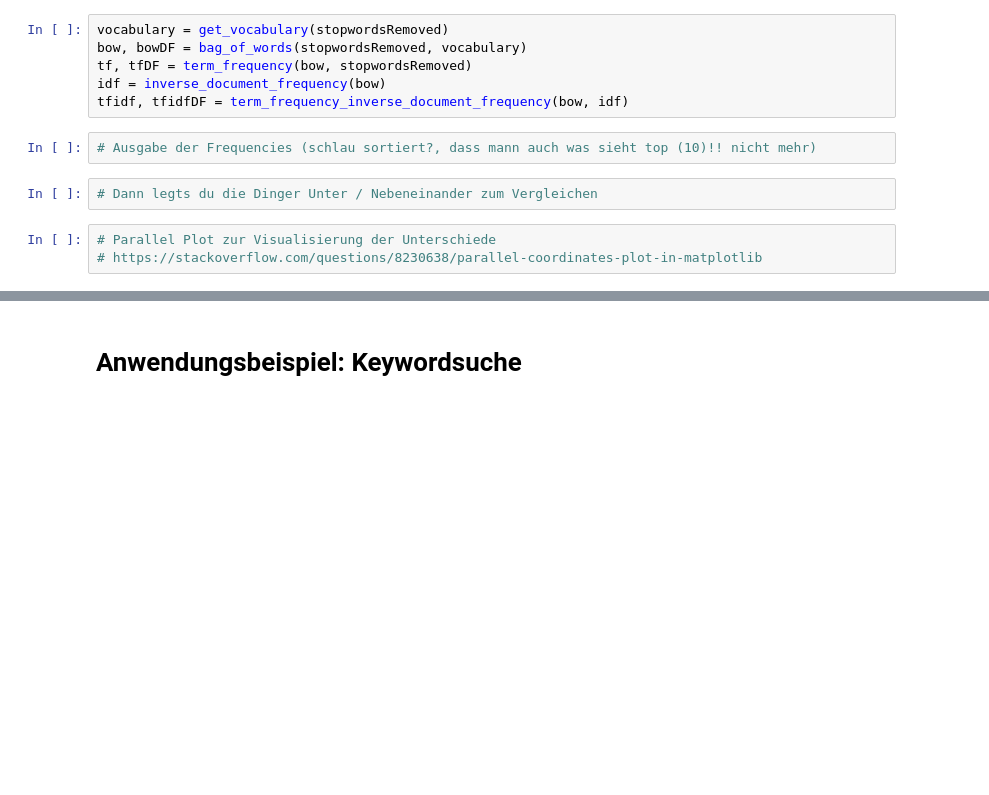
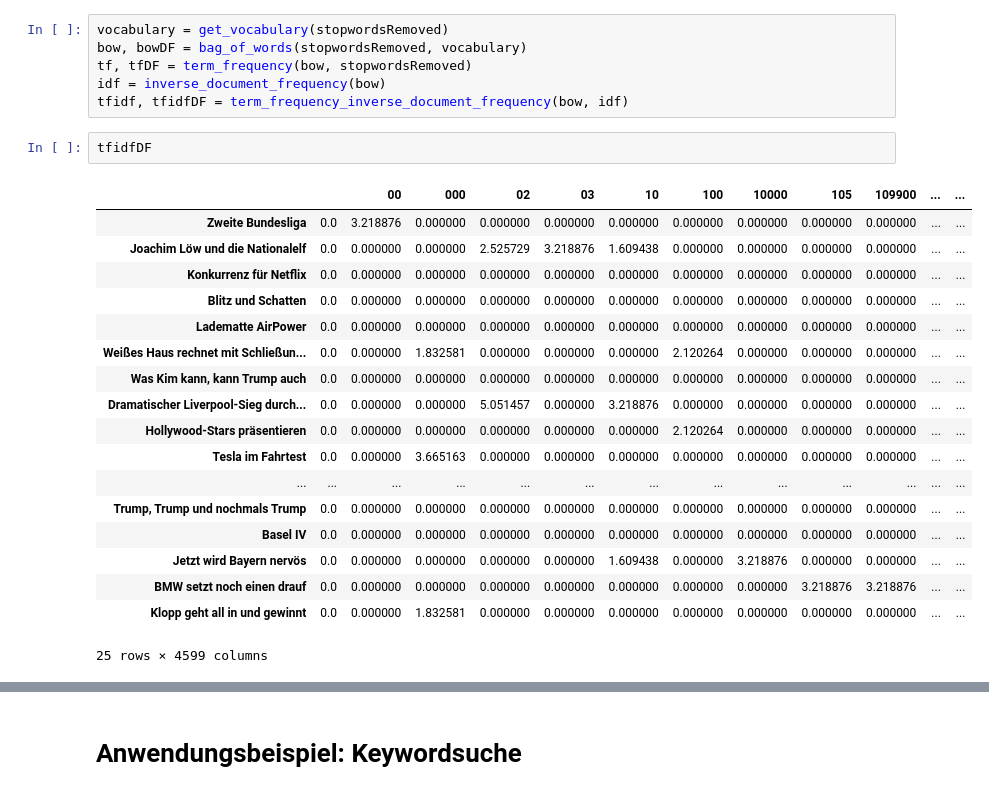
Before and after one commit to stephanaccantec/TDWI, a Jupyter notebook: TDWI/NLP_from_Scratch.ipynb, the cells around one changed output, grey strips where cells are left out. Drawn from its saved outputs; the diff is of its cells as text; blank space fills up the shorter version.

```diff
--- a/TDWI/NLP_from_Scratch.ipynb
+++ b/TDWI/NLP_from_Scratch.ipynb
@@ -541,10 +587,24 @@ bow, bowDF = bag_of_words(stopwordsRemoved, vocabulary)
 tf, tfDF = term_frequency(bow, stopwordsRemoved)
 idf = inverse_document_frequency(bow)
 tfidf, tfidfDF = term_frequency_inverse_document_frequency(bow, idf)
-# %%
-# Ausgabe der Frequencies (schlau sortiert?, dass mann auch was sieht top (10)!! nicht mehr)
-# %%
-# Dann legts du die Dinger Unter / Nebeneinander zum Vergleichen
-# %%
-# Parallel Plot zur Visualisierung der Unterschiede
-# https://stackoverflow.com/questions/8230638/parallel-coordinates-plot-in-matplotlib
+# %%
+tfidfDF
+# %% [output]
+|  |  | 00 | 000 | 02 | 03 | 10 | 100 | 10000 | 105 | 109900 | ... | ... |
+| Zweite Bundesliga | 0.0 | 3.218876 | 0.000000 | 0.000000 | 0.000000 | 0.000000 | 0.000000 | 0.000000 | 0.000000 | 0.000000 | ... | ... |
+| Joachim Löw und die Nationalelf | 0.0 | 0.000000 | 0.000000 | 2.525729 | 3.218876 | 1.609438 | 0.000000 | 0.000000 | 0.000000 | 0.000000 | ... | ... |
+| Konkurrenz für Netflix | 0.0 | 0.000000 | 0.000000 | 0.000000 | 0.000000 | 0.000000 | 0.000000 | 0.000000 | 0.000000 | 0.000000 | ... | ... |
+| Blitz und Schatten | 0.0 | 0.000000 | 0.000000 | 0.000000 | 0.000000 | 0.000000 | 0.000000 | 0.000000 | 0.000000 | 0.000000 | ... | ... |
+| Ladematte AirPower | 0.0 | 0.000000 | 0.000000 | 0.000000 | 0.000000 | 0.000000 | 0.000000 | 0.000000 | 0.000000 | 0.000000 | ... | ... |
+| Weißes Haus rechnet mit Schließun... | 0.0 | 0.000000 | 1.832581 | 0.000000 | 0.000000 | 0.000000 | 2.120264 | 0.000000 | 0.000000 | 0.000000 | ... | ... |
+| Was Kim kann, kann Trump auch | 0.0 | 0.000000 | 0.000000 | 0.000000 | 0.000000 | 0.000000 | 0.000000 | 0.000000 | 0.000000 | 0.000000 | ... | ... |
+| Dramatischer Liverpool-Sieg durch... | 0.0 | 0.000000 | 0.000000 | 5.051457 | 0.000000 | 3.218876 | 0.000000 | 0.000000 | 0.000000 | 0.000000 | ... | ... |
+| Hollywood-Stars präsentieren | 0.0 | 0.000000 | 0.000000 | 0.000000 | 0.000000 | 0.000000 | 2.120264 | 0.000000 | 0.000000 | 0.000000 | ... | ... |
+| Tesla im Fahrtest | 0.0 | 0.000000 | 3.665163 | 0.000000 | 0.000000 | 0.000000 | 0.000000 | 0.000000 | 0.000000 | 0.000000 | ... | ... |
+| ... | ... | ... | ... | ... | ... | ... | ... | ... | ... | ... | ... | ... |
+| Trump, Trump und nochmals Trump | 0.0 | 0.000000 | 0.000000 | 0.000000 | 0.000000 | 0.000000 | 0.000000 | 0.000000 | 0.000000 | 0.000000 | ... | ... |
+| Basel IV | 0.0 | 0.000000 | 0.000000 | 0.000000 | 0.000000 | 0.000000 | 0.000000 | 0.000000 | 0.000000 | 0.000000 | ... | ... |
+| Jetzt wird Bayern nervös | 0.0 | 0.000000 | 0.000000 | 0.000000 | 0.000000 | 1.609438 | 0.000000 | 3.218876 | 0.000000 | 0.000000 | ... | ... |
+| BMW setzt noch einen drauf | 0.0 | 0.000000 | 0.000000 | 0.000000 | 0.000000 | 0.000000 | 0.000000 | 0.000000 | 3.218876 | 3.218876 | ... | ... |
+| Klopp geht all in und gewinnt | 0.0 | 0.000000 | 1.832581 | 0.000000 | 0.000000 | 0.000000 | 0.000000 | 0.000000 | 0.000000 | 0.000000 | ... | ... |
+25 rows × 4599 columns
```
Also changed, not shown: parts of 105 cells of this notebook, 12 other files.
